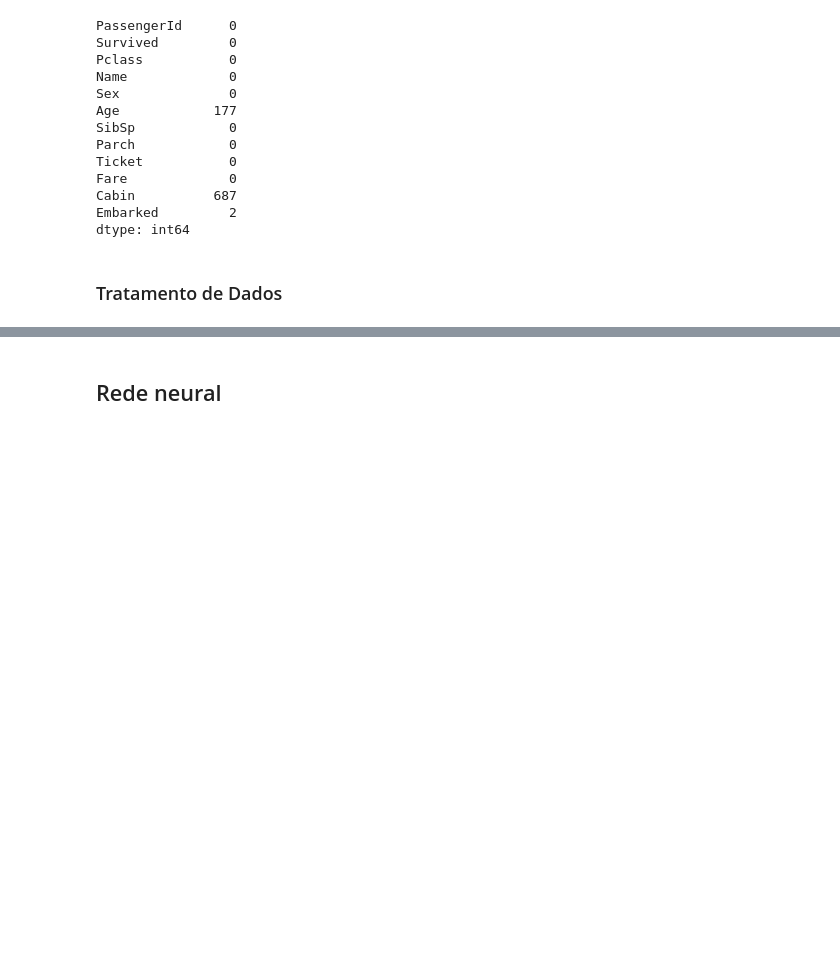
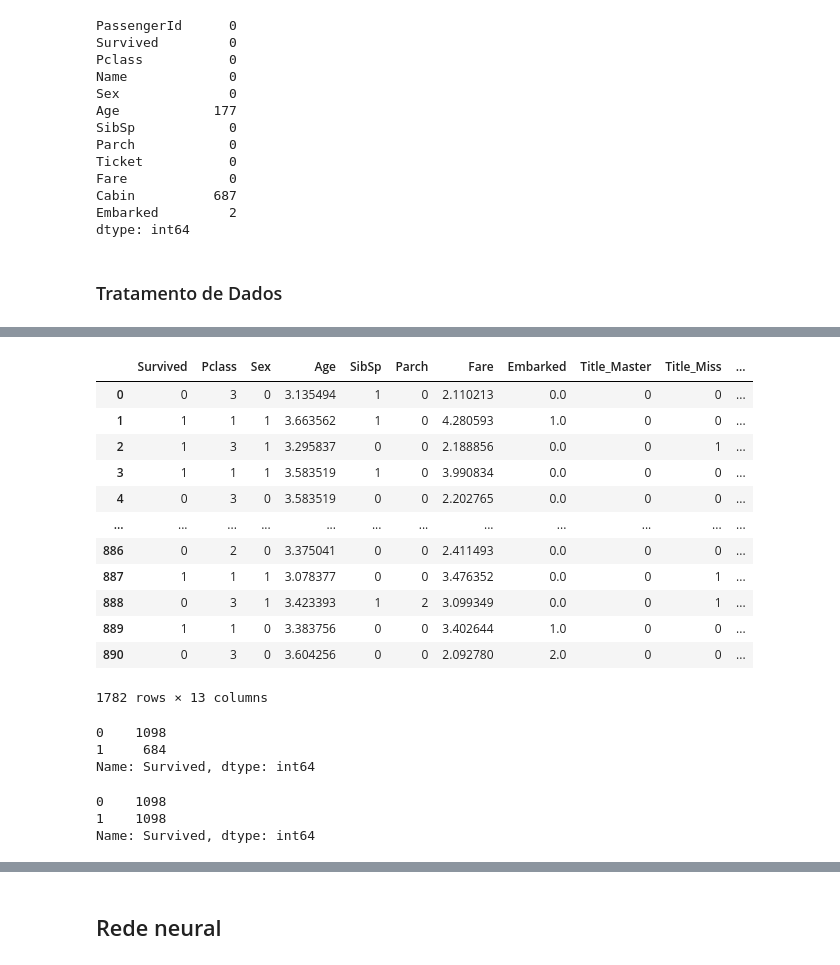
Before and after one commit to ArthurrCr/DEEP-LEARNING, a Jupyter notebook: [DL] 2A Lista_.ipynb, the cells around one changed output, grey strips where cells are left out. Cells and saved outputs as stored; diff of their text form; code cells hidden in the pictures; blank space fills up the shorter version.

```diff
--- a/[DL] 2A Lista_.ipynb
+++ b/[DL] 2A Lista_.ipynb
@@ -270,3 +147,64 @@ train_data
+# %%
+# Adicionando ruído gaussiano às colunas 'Age' e 'Fare'
+# O ruído é ajustado para ser uma pequena porcentagem dos valores originais para manter a plausibilidade
+noise_level_age = 0.1 * train_data['Age'].std()
+noise_level_fare = 0.1 * train_data['Fare'].std()
+
+train_data_augmented = train_data.copy()
+train_data_augmented['Age'] += np.random.normal(0, noise_level_age, train_data_augmented.shape[0])
+train_data_augmented['Fare'] += np.random.normal(0, noise_level_fare, train_data_augmented.shape[0])
+
+# Concatenar os DataFrames originais e aumentados
+train_data = pd.concat([train_data, train_data_augmented], axis=0)
+# %%
+train_data
+# %% [output]
+|  | Survived | Pclass | Sex | Age | SibSp | Parch | Fare | Embarked | Title_Master | Title_Miss | ... |
+| 0 | 0 | 3 | 0 | 3.135494 | 1 | 0 | 2.110213 | 0.0 | 0 | 0 | ... |
+| 1 | 1 | 1 | 1 | 3.663562 | 1 | 0 | 4.280593 | 1.0 | 0 | 0 | ... |
+| 2 | 1 | 3 | 1 | 3.295837 | 0 | 0 | 2.188856 | 0.0 | 0 | 1 | ... |
+| 3 | 1 | 1 | 1 | 3.583519 | 1 | 0 | 3.990834 | 0.0 | 0 | 0 | ... |
+| 4 | 0 | 3 | 0 | 3.583519 | 0 | 0 | 2.202765 | 0.0 | 0 | 0 | ... |
+| ... | ... | ... | ... | ... | ... | ... | ... | ... | ... | ... | ... |
+| 886 | 0 | 2 | 0 | 3.375041 | 0 | 0 | 2.411493 | 0.0 | 0 | 0 | ... |
+| 887 | 1 | 1 | 1 | 3.078377 | 0 | 0 | 3.476352 | 0.0 | 0 | 1 | ... |
+| 888 | 0 | 3 | 1 | 3.423393 | 1 | 2 | 3.099349 | 0.0 | 0 | 1 | ... |
+| 889 | 1 | 1 | 0 | 3.383756 | 0 | 0 | 3.402644 | 1.0 | 0 | 0 | ... |
+| 890 | 0 | 3 | 0 | 3.604256 | 0 | 0 | 2.092780 | 2.0 | 0 | 0 | ... |
+1782 rows × 13 columns
+# %%
+# Verificar a distribuição das classes
+train_data['Survived'].value_counts()
+# %% [output]
+0    1098
+1     684
+Name: Survived, dtype: int64
+# %%
+# Identificando a classe minoritária
+minority_class = train_data['Survived'].value_counts().idxmin()
+
+# Filtrando as instâncias da classe minoritária
+minority_data = train_data[train_data['Survived'] == minority_class]
+
+# Calculando quantas instâncias precisamos replicar para alcançar o equilíbrio
+majority_count = train_data['Survived'].value_counts().max()
+minority_count = train_data['Survived'].value_counts().min()
+replicate_times = majority_count - minority_count
+
+# Replicando as instâncias da classe minoritária
+oversampled_minority_data = minority_data.sample(n=replicate_times, replace=True, random_state=42)
+
+# Combinando os dados replicados com o conjunto de dados original para obter um conjunto equilibrado
+train_data = pd.concat([train_data, oversampled_minority_data])
+
+# Verificando o novo balanceamento das classes
+balanced_class_distribution = train_data['Survived'].value_counts()
+
+balanced_class_distribution
+# %% [output]
+0    1098
+1    1098
+Name: Survived, dtype: int64
 # %%
 # Remover Nan
 train_data.dropna(inplace=True)
```
Also changed, not shown: parts of 36 cells of this notebook, 1 other file.
